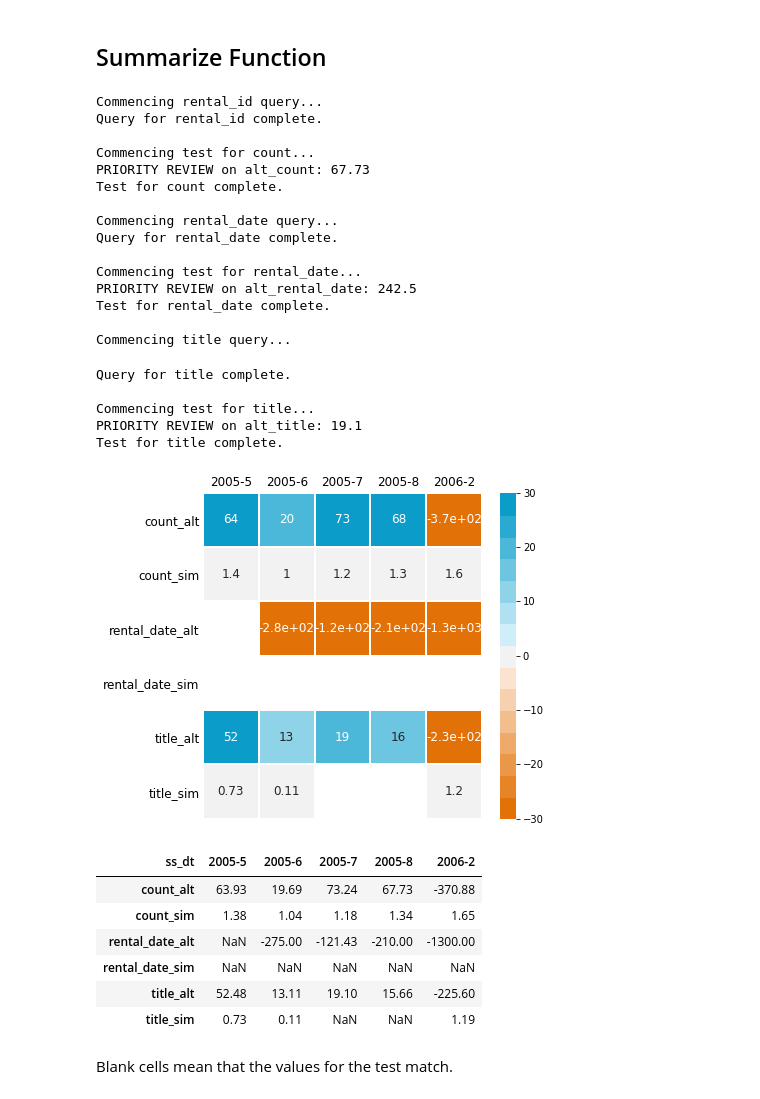
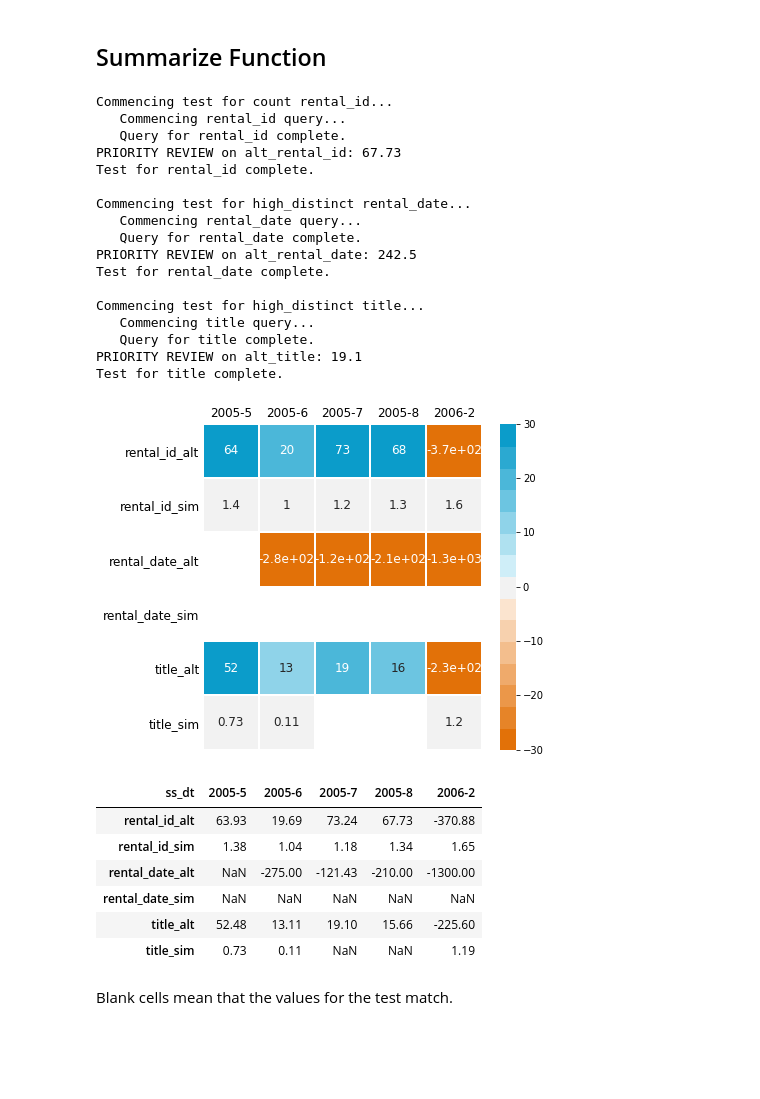
Before and after one commit to rebeccaebarnes/sql_analysis, a Jupyter notebook: sql_analysis_development.ipynb, the cells around one changed output. Cells and saved outputs as stored; diff of their text form; code cells hidden in the pictures; blank space fills up the shorter version.

Commit message:
TST: Test SQLGatherData to SQLUnitTest refactor

```diff
--- a/sql_analysis_development.ipynb
+++ b/sql_analysis_development.ipynb
@@ -259,66 +256,53 @@ Test for count complete.
 # %%
 # Specify table fields - "target" table is first
 comparison_fields = ('rental_id','rental_id', 'id')
 groupby_fields = ('ss_dt', 'ss_date', 'ss_dt')
 table_names = ('rental_view', 'alt_rental_view', 'alt_sim_rental_view')
 table_alias = ('rvw', 'alt', 'sim')
 
 # Create data gatherer
-gatherer = san.SQLGatherData(comparison_fields,
-                             groupby_fields,
-                             table_names,
-                             table_alias,
-                             db_server='dvd',
-                             test_type='count')
+tester = san.SQLUnitTest(comparison_fields,
+                         groupby_fields,
+                         table_names,
+                         table_alias,
+                         db_server='dvd',
+                         test_type='count')
 
-# Get data for 'count' test
-count_df = gatherer.gather_data()
+# Run count test
+tester.run_test()
 
 high_distinct = [('rental_date', 'rental_date', 'rental_date'),
                  ('title', 'title', 'movie')]
 
-tester = san.SQLUnitTest(count_df,
-                         comparison_names=table_alias,
-                         summary_field='ss_dt')
-
-tester.run_test()
-
 for comparison_fields in high_distinct:
-    gatherer.comparison_fields = comparison_fields
-    gatherer.test_type = 'high_distinct'
-    df = gatherer.gather_data()
-
-    tester.data = df
-    tester.test_field = comparison_fields[0]
-    tester.summary_field = 'ss_dt'
+    tester.comparison_fields = comparison_fields
+    tester.test_type = 'high_distinct'
 
     tester.run_test()
+
 tester.summarize_results(save=False)
 # %% [output]
-Commencing rental_id query...
-Query for rental_id complete.
+Commencing test for count rental_id...
+   Commencing rental_id query...
+   Query for rental_id complete.
+PRIORITY REVIEW on alt_rental_id: 67.73
+Test for rental_id complete.
 
-Commencing test for count...
-PRIORITY REVIEW on alt_count: 67.73
-Test for count complete.
-
-Commencing rental_date query...
-Query for rental_date complete.
-
-Commencing test for rental_date...
+Commencing test for high_distinct rental_date...
+   Commencing rental_date query...
+   Query for rental_date complete.
 PRIORITY REVIEW on alt_rental_date: 242.5
 Test for rental_date complete.
 
-Commencing title query...
+Commencing test for high_distinct title...
+   Commencing title query...
+   Query for title complete.
+PRIORITY REVIEW on alt_title: 19.1
+Test for title complete.
-Query for title complete.
-
-Commencing test for title...
-PRIORITY REVIEW on alt_title: 19.1
-Test for title complete.
-[figure, old version]
+[figure, new version]
 | ss_dt | 2005-5 | 2005-6 | 2005-7 | 2005-8 | 2006-2 |
-| count_alt | 63.93 | 19.69 | 73.24 | 67.73 | -370.88 |
-| count_sim | 1.38 | 1.04 | 1.18 | 1.34 | 1.65 |
+| rental_id_alt | 63.93 | 19.69 | 73.24 | 67.73 | -370.88 |
+| rental_id_sim | 1.38 | 1.04 | 1.18 | 1.34 | 1.65 |
 | rental_date_alt | NaN | -275.00 | -121.43 | -210.00 | -1300.00 |
 | rental_date_sim | NaN | NaN | NaN | NaN | NaN |
 | title_alt | 52.48 | 13.11 | 19.10 | 15.66 | -225.60 |
```
Also changed, not shown: parts of 4 cells of this notebook.
